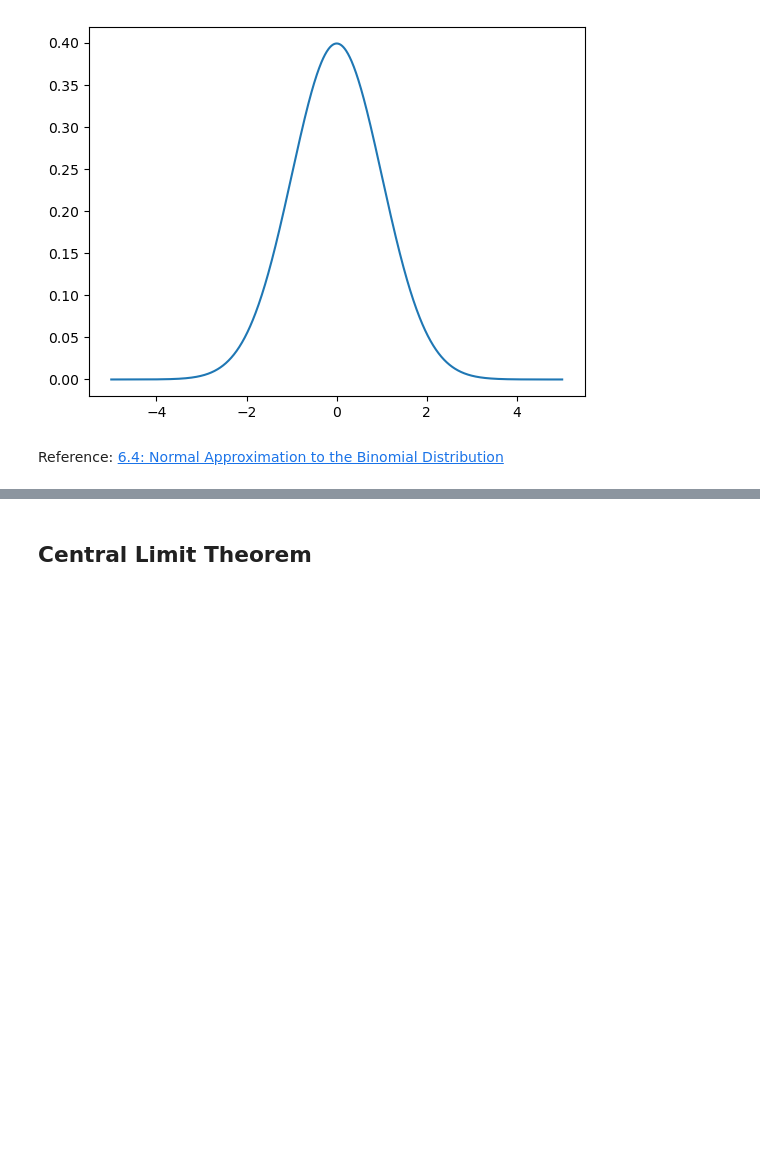
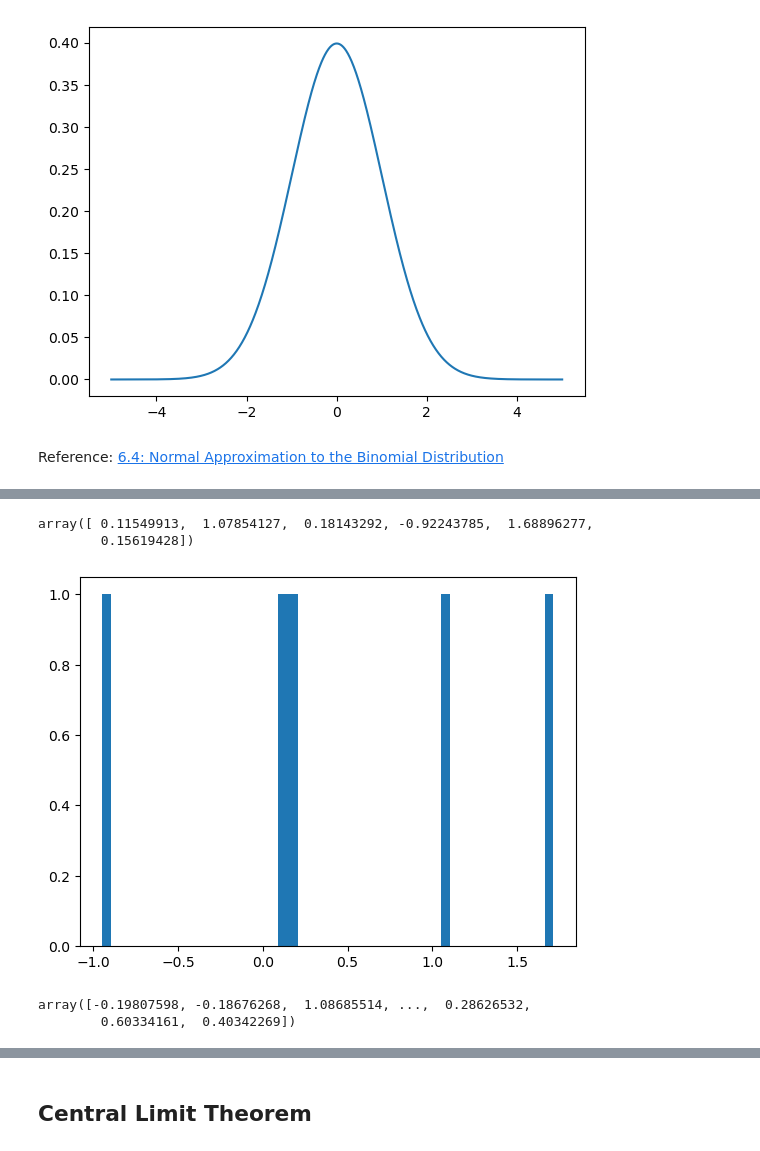
Before and after one commit to nurbujang/statnotes, a Jupyter notebook: s03_normal.ipynb, the cells around one changed output, grey strips where cells are left out. Saved outputs shown, nothing was run; the diff lists cells and outputs as text; code cells hidden in the pictures; blank space fills up the shorter version.

```diff
--- a/s03_normal.ipynb
+++ b/s03_normal.ipynb
@@ -336,0 +343,29 @@ ax.set_ylabel('Count');
+# %%
+# Generate a random normal sample.
+data = np.random.normal(size=6)
+
+# Show.
+data
+# %% [output]
+array([ 0.11549913,  1.07854127,  0.18143292, -0.92243785,  1.68896277,
+        0.15619428])
+# %%
+# Create a blank plot.
+fig, ax = plt.subplots()
+
+# Count unique values.
+uniques, counts = np.unique(data, return_counts=True)
+
+# Create a bar chart.
+ax.bar(uniques, counts, width=0.05);
+# %% [output]
+[figure, added]
+# %%
+# Generate a random normal sample.
+data = np.random.normal(size=100000)
+
+# Show.
+data
+# %% [output]
+array([-0.19807598, -0.18676268,  1.08685514, ...,  0.28626532,
+        0.60334161,  0.40342269])
```
Also changed, not shown: parts of 24 cells of this notebook.
